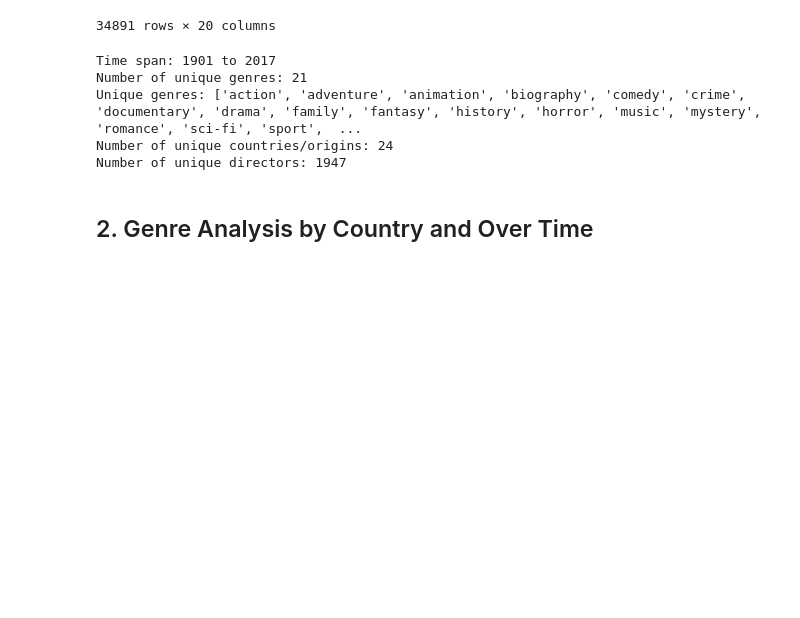
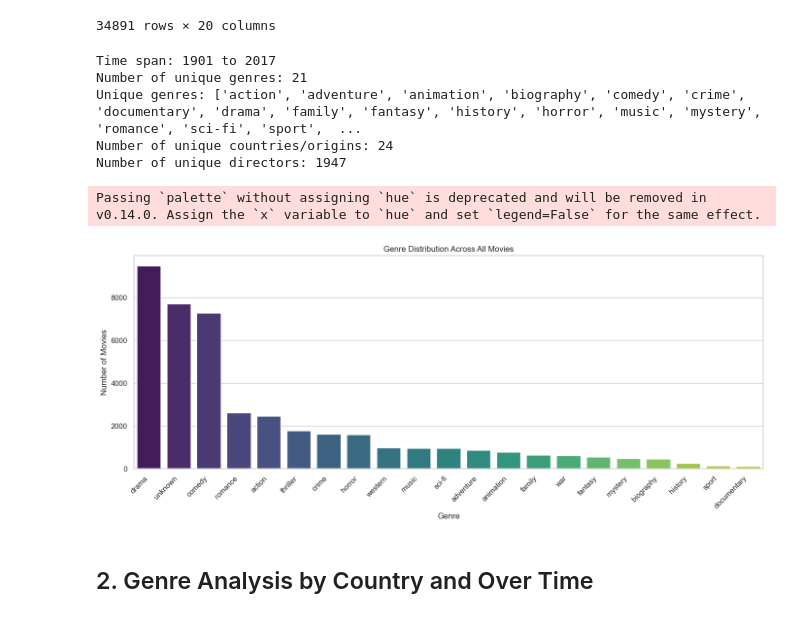
Before and after one commit to mostafaAsala/ML-project, a Jupyter notebook: movie_data_exploration.ipynb, the cells around one changed output. Cells and saved outputs as stored; diff of their text form; code cells hidden in the pictures; blank space fills up the shorter version.

```diff
--- a/movie_data_exploration.ipynb
+++ b/movie_data_exploration.ipynb
@@ -283,6 +289,30 @@ Number of unique genres: 21
 Unique genres: ['action', 'adventure', 'animation', 'biography', 'comedy', 'crime', 'documentary', 'drama', 'family', 'fantasy', 'history', 'horror', 'music', 'mystery', 'romance', 'sci-fi', 'sport',  ...
 Number of unique countries/origins: 24
 Number of unique directors: 1947
+# %%
+from collections import Counter
+
+# Calculate genre distribution (counts) across all movies
+
+# Flatten the list of genres from all movies
+all_genres_flat = [genre for genres in df_wiki['genres_list'] if isinstance(genres, list) for genre in genres]
+genre_counts = Counter(all_genres_flat)
+
+# Convert to DataFrame for plotting
+genre_dist_df = pd.DataFrame(genre_counts.items(), columns=['Genre', 'Count']).sort_values('Count', ascending=False)
+
+# Plot genre distribution
+plt.figure(figsize=(14, 6))
+sns.barplot(x='Genre', y='Count', data=genre_dist_df, palette='viridis')
+plt.title('Genre Distribution Across All Movies')
+plt.xlabel('Genre')
+plt.ylabel('Number of Movies')
+plt.xticks(rotation=45, ha='right')
+plt.tight_layout()
+plt.show()
+# %% [output]
+Passing `palette` without assigning `hue` is deprecated and will be removed in v0.14.0. Assign the `x` variable to `hue` and set `legend=False` for the same effect.
+[figure, added]
 # %% [markdown]
 ## 2. Genre Analysis by Country and Over Time
 # %%
```
Also changed, not shown: parts of 7 cells of this notebook, 16 other files.
